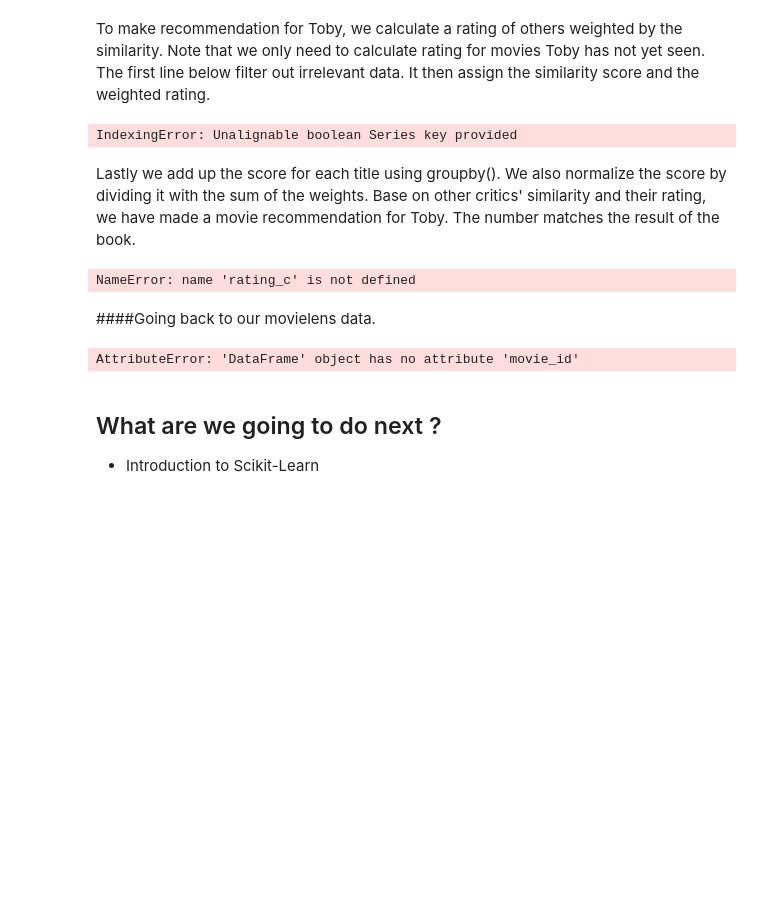
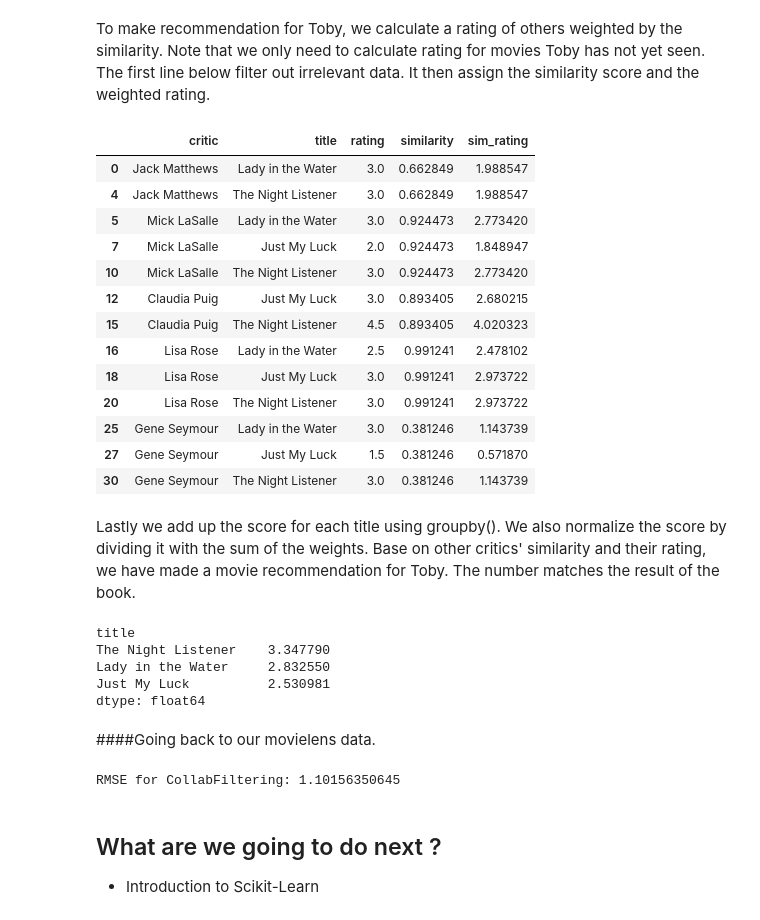
Before and after one commit to marcelcaraciolo/big-data-tutorial, a Jupyter notebook: tutorial/1-Playing-with-Recommender-Systems.ipynb, the cells around one changed output. Saved outputs shown, nothing was run; the diff lists cells and outputs as text; code cells hidden in the pictures; blank space fills up the shorter version.

```diff
--- a/tutorial/1-Playing-with-Recommender-Systems.ipynb
+++ b/tutorial/1-Playing-with-Recommender-Systems.ipynb
@@ -603,18 +615,38 @@ dtype: float64
 # %% [markdown]
 To make recommendation for Toby, we calculate a rating of others weighted by the similarity. Note that we only need to calculate rating for movies Toby has not yet seen. The first line below filter out irrelevant data. It then assign the similarity score and the weighted rating.
 # %%
-rating_c = rating[(rating_toby[rating.title].isnull()) & (rating.critic != 'Toby')]
+criteria = ((rating_toby[rating.title].isnull()) & (rating.critic != 'Toby')).values
+rating_c = rating[criteria]
 rating_c['similarity'] = rating_c['critic'].map(sim_toby.get)
 rating_c['sim_rating'] = rating_c.similarity * rating_c.rating
+
+rating_c
 # %% [output]
-IndexingError: Unalignable boolean Series key provided
+|  | critic | title | rating | similarity | sim_rating |
+| 0 | Jack Matthews | Lady in the Water | 3.0 | 0.662849 | 1.988547 |
+| 4 | Jack Matthews | The Night Listener | 3.0 | 0.662849 | 1.988547 |
+| 5 | Mick LaSalle | Lady in the Water | 3.0 | 0.924473 | 2.773420 |
+| 7 | Mick LaSalle | Just My Luck | 2.0 | 0.924473 | 1.848947 |
+| 10 | Mick LaSalle | The Night Listener | 3.0 | 0.924473 | 2.773420 |
+| 12 | Claudia Puig | Just My Luck | 3.0 | 0.893405 | 2.680215 |
+| 15 | Claudia Puig | The Night Listener | 4.5 | 0.893405 | 4.020323 |
+| 16 | Lisa Rose | Lady in the Water | 2.5 | 0.991241 | 2.478102 |
+| 18 | Lisa Rose | Just My Luck | 3.0 | 0.991241 | 2.973722 |
+| 20 | Lisa Rose | The Night Listener | 3.0 | 0.991241 | 2.973722 |
+| 25 | Gene Seymour | Lady in the Water | 3.0 | 0.381246 | 1.143739 |
+| 27 | Gene Seymour | Just My Luck | 1.5 | 0.381246 | 0.571870 |
+| 30 | Gene Seymour | The Night Listener | 3.0 | 0.381246 | 1.143739 |
 # %% [markdown]
 Lastly we add up the score for each title using groupby(). We also normalize the score by dividing it with the sum of the weights. Base on other critics' similarity and their rating, we have made a movie recommendation for Toby. The number matches the result of the book.
 # %%
 recommendation = rating_c.groupby('title').apply(lambda s: s.sim_rating.sum() / s.similarity.sum())
 recommendation.order(ascending=False)
 # %% [output]
-NameError: name 'rating_c' is not defined
+title
+The Night Listener    3.347790
+Lady in the Water     2.832550
+Just My Luck          2.530981
+dtype: float64
 # %% [markdown]
 ####Going back to our movielens data.
 # %%
@@ -648,22 +680,11 @@ class CollabFiltering:
         else:
             return np.average(ratings_sims.rating, weights=ratings_sims.sim)
 
-    def recommend(self, user_id):
-        rating_user = self.all_user_profiles[user_id]
-        sim_user = self.all_user_profiles.corrwith(rating_user)
-        rating_c = self.all_user_profiles[(rating_user[self.all_user_profiles.movie_id].isnull()) & (self.all_user_profiles.user_id != user_id)]
-        rating_c['similarity'] = rating_c[user_id].map(sim_user.get)
-        rating_c['sim_rating'] = rating_c.similarity * rating_c.rating
-
-        recommendation = rating_c.groupby('title').apply(lambda s: s.sim_rating.sum() / s.similarity.sum())
-        return recommendation.order(ascending=False)
-
 reco = CollabFiltering()
 reco.learn()
-#print 'RMSE for CollabFiltering: %s' % evaluate(reco.estimate)
-print reco.recommend(6000)
+print 'RMSE for CollabFiltering: %s' % evaluate(reco.estimate)
 # %% [output]
-AttributeError: 'DataFrame' object has no attribute 'movie_id'
+RMSE for CollabFiltering: 1.10156350645
 # %% [markdown]
 ## What are we going to do next ?
 
```
Also changed, not shown: parts of 12 cells of this notebook, 3 other files.
